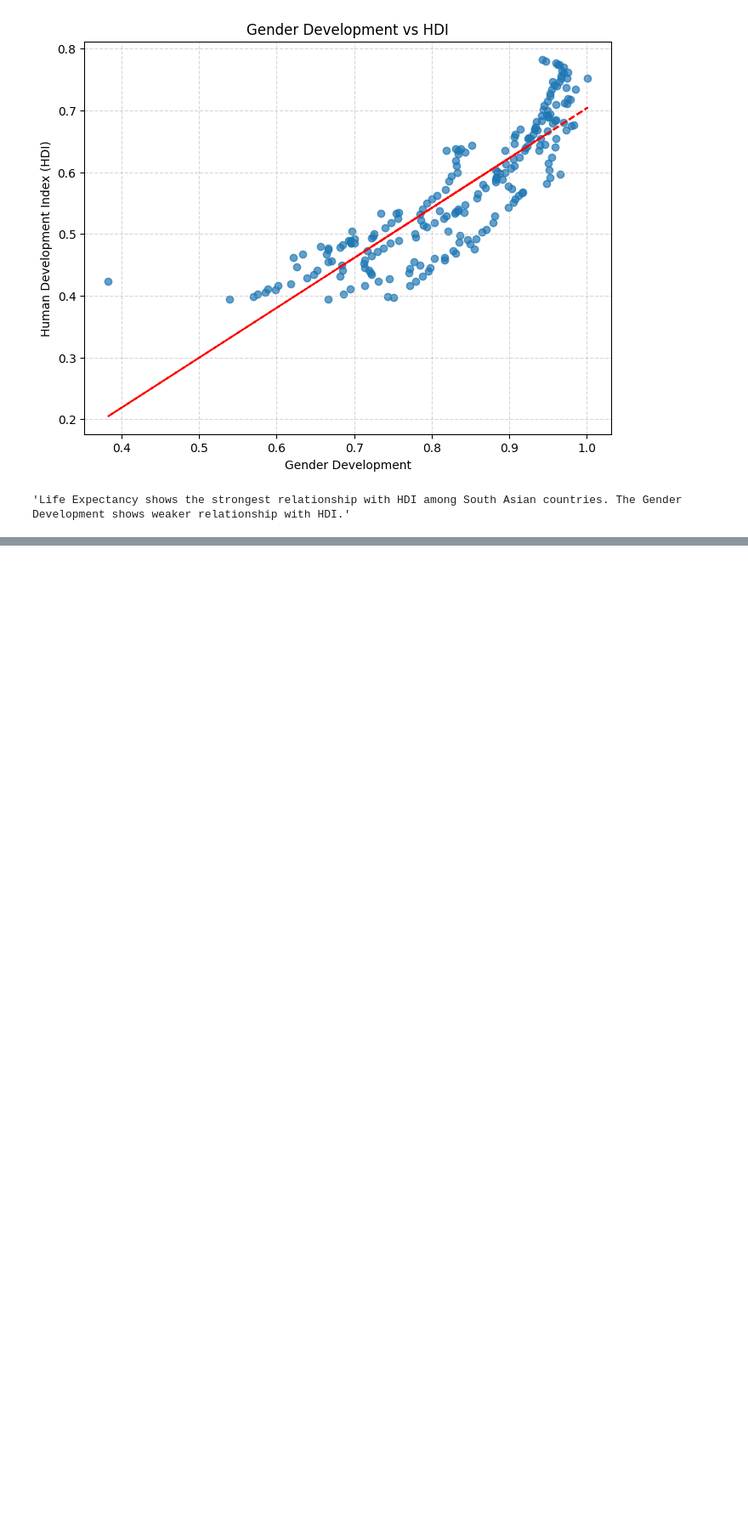
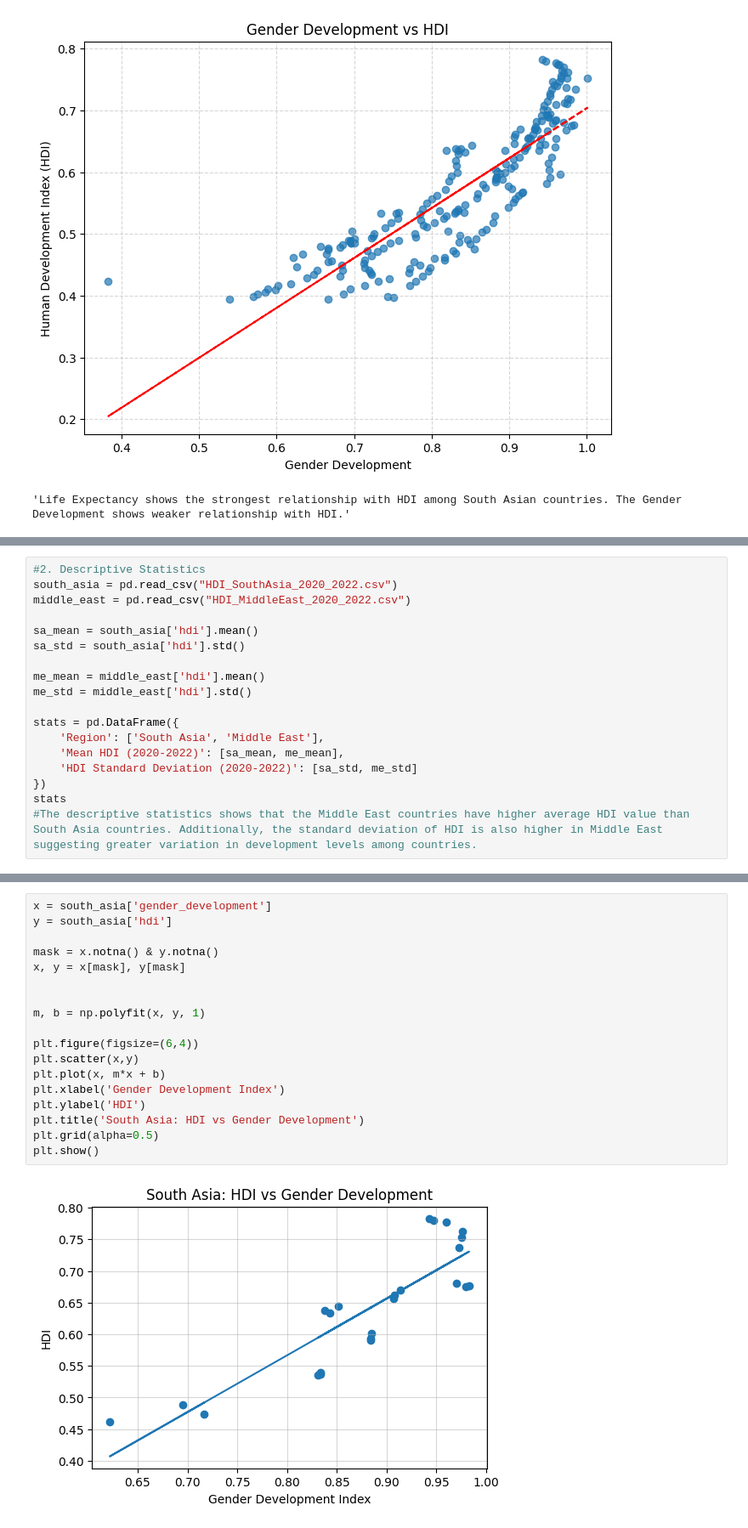
Before and after one commit to Rohit0562-hub/2513246_RohitJoshi, a Jupyter notebook: 2513246_RohitJoshi.ipynb, the cells around one changed output, grey strips where cells are left out. Shown at 85% size. Drawn from its saved outputs; the diff is of its cells as text; blank space fills up the shorter version.

```diff
--- a/2513246_RohitJoshi.ipynb
+++ b/2513246_RohitJoshi.ipynb
@@ -800,0 +798,18 @@ plt.show()
+# %%
+#2. Descriptive Statistics
+south_asia = pd.read_csv("HDI_SouthAsia_2020_2022.csv")
+middle_east = pd.read_csv("HDI_MiddleEast_2020_2022.csv")
+
+sa_mean = south_asia['hdi'].mean()
+sa_std = south_asia['hdi'].std()
+
+me_mean = middle_east['hdi'].mean()
+me_std = middle_east['hdi'].std()
+
+stats = pd.DataFrame({
+    'Region': ['South Asia', 'Middle East'],
+    'Mean HDI (2020-2022)': [sa_mean, me_mean],
+    'HDI Standard Deviation (2020-2022)': [sa_std, me_std]
+})
+stats
+#The descriptive statistics shows that the Middle East countries have higher average HDI value than South Asia countries. Additionally, the standard deviation of HDI is also higher in Middle East suggesting greater variation in development levels among countries.
@@ -800,0 +934,20 @@ plt.show()
+# %%
+x = south_asia['gender_development']
+y = south_asia['hdi']
+
+mask = x.notna() & y.notna()
+x, y = x[mask], y[mask]
+
+
+m, b = np.polyfit(x, y, 1)
+
+plt.figure(figsize=(6,4))
+plt.scatter(x,y)
+plt.plot(x, m*x + b)
+plt.xlabel('Gender Development Index')
+plt.ylabel('HDI')
+plt.title('South Asia: HDI vs Gender Development')
+plt.grid(alpha=0.5)
+plt.show()
+# %% [output]
+[figure, added]
```
Also changed, not shown: parts of 26 cells of this notebook.
